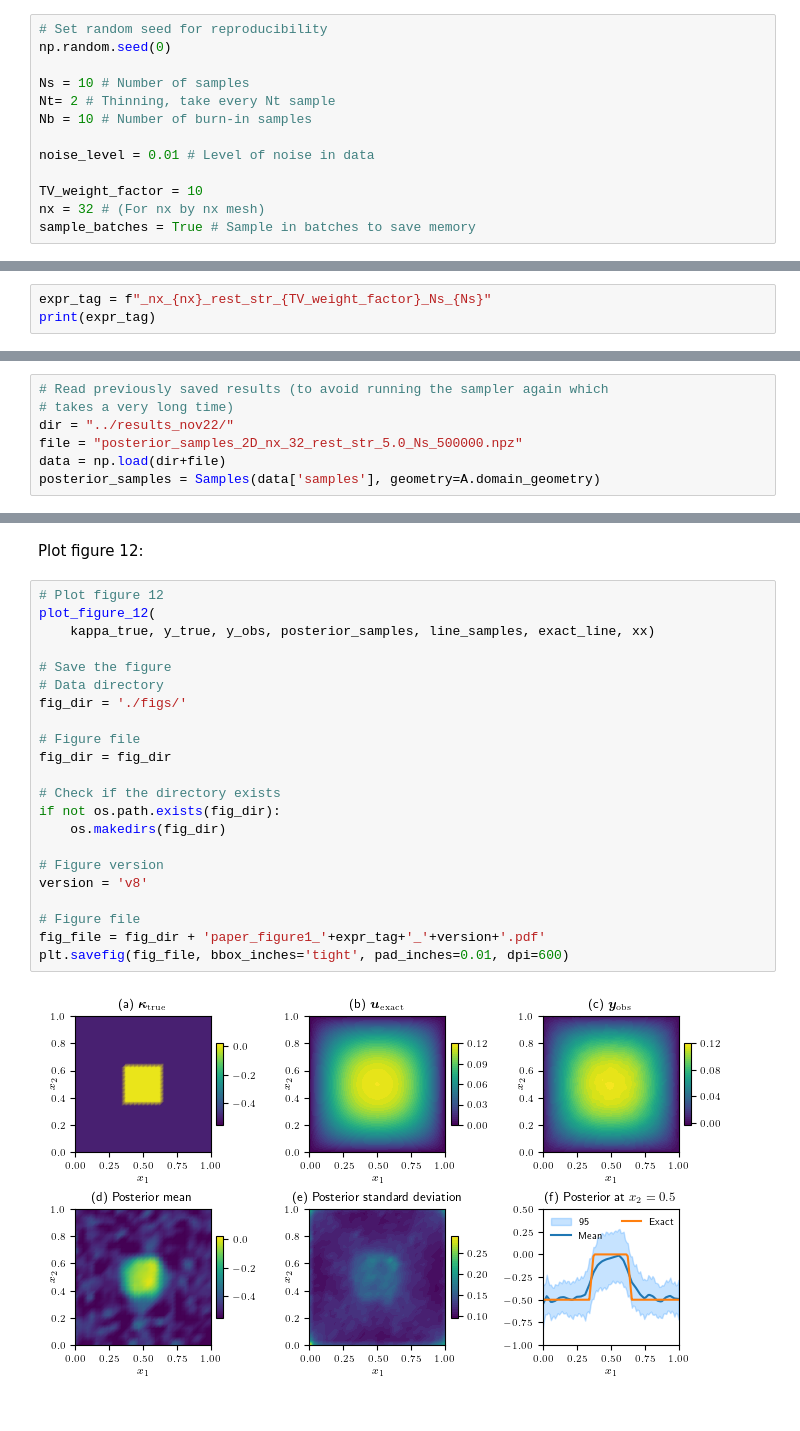
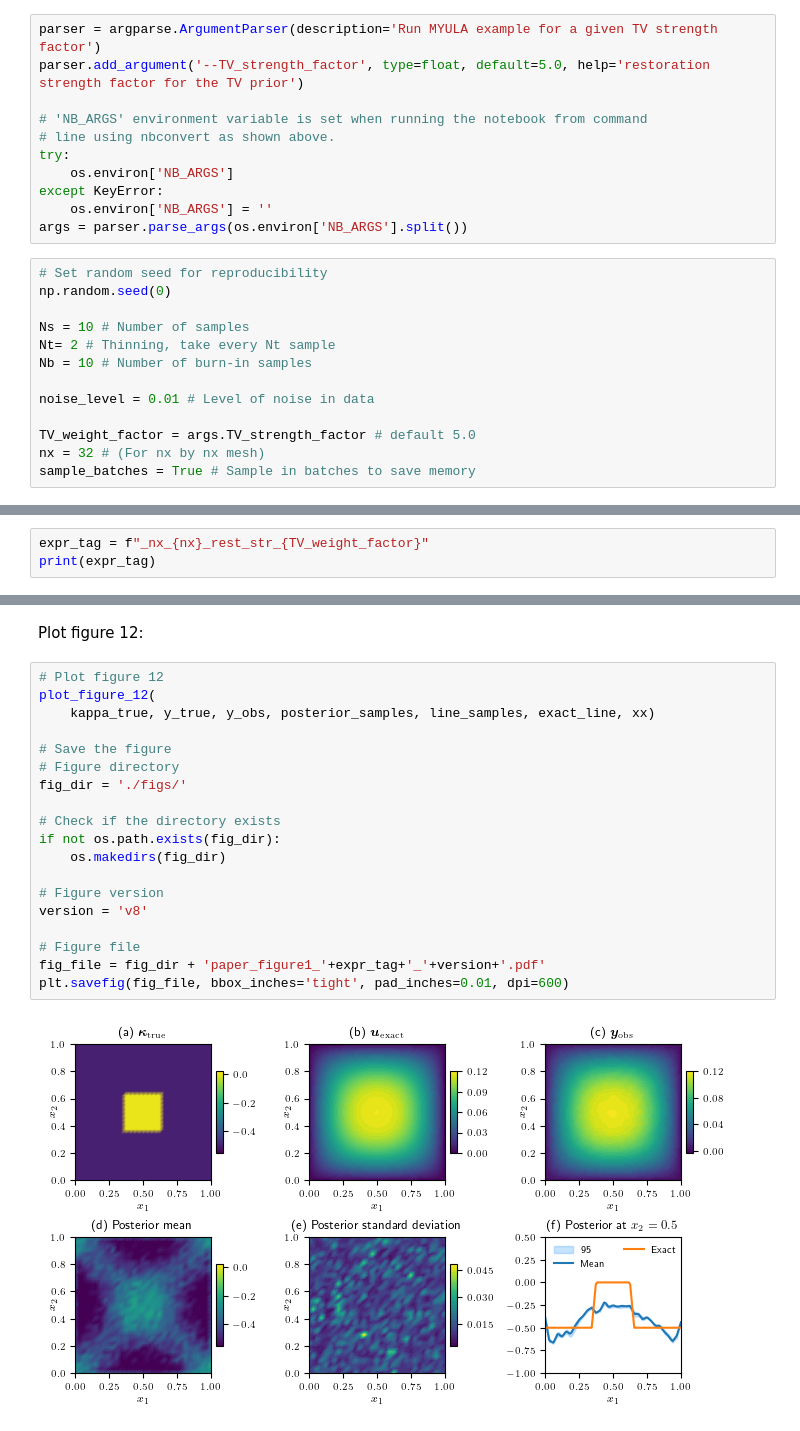
Before and after one commit to CUQI-DTU/Paper-Implicit, a Jupyter notebook: pde_myula/Poisson_2D_MYULA_Part1.ipynb, the cells around one changed output, grey strips where cells are left out. Cells and saved outputs as stored; diff of their text form.

Commit message:
add possiblity to set up command line arguments

```diff
--- a/pde_myula/Poisson_2D_MYULA_Part1.ipynb
+++ b/pde_myula/Poisson_2D_MYULA_Part1.ipynb
@@ -46,3 +55,14 @@ print(cuqipy_fenics.__version__)
+# %%
+parser = argparse.ArgumentParser(description='Run MYULA example for a given TV strength factor')
+parser.add_argument('--TV_strength_factor', type=float, default=5.0, help='restoration strength factor for the TV prior')
+
+# 'NB_ARGS' environment variable is set when running the notebook from command
+# line using nbconvert as shown above.
+try:
+    os.environ['NB_ARGS']
+except KeyError:
+    os.environ['NB_ARGS'] = ''
+args = parser.parse_args(os.environ['NB_ARGS'].split())
 # %%
 # Set random seed for reproducibility
 np.random.seed(0)
@@ -53,12 +73,12 @@ Nb = 10 # Number of burn-in samples
 
 noise_level = 0.01 # Level of noise in data
 
-TV_weight_factor = 10
+TV_weight_factor = args.TV_strength_factor # default 5.0
 nx = 32 # (For nx by nx mesh)
 sample_batches = True # Sample in batches to save memory
 # %% [markdown]
 ### Tag (used for file names, etc)
 # %%
-expr_tag = f"_nx_{nx}_rest_str_{TV_weight_factor}_Ns_{Ns}"
+expr_tag = f"_nx_{nx}_rest_str_{TV_weight_factor}"
 print(expr_tag)
 # %% [output]
@@ -212,12 +246,5 @@ batch number 9 of 10
 # %% [markdown]
 ### Plot results
-# %%
-# Read previously saved results (to avoid running the sampler again which
-# takes a very long time)
-dir = "../results_nov22/"
-file = "posterior_samples_2D_nx_32_rest_str_5.0_Ns_500000.npz"
-data = np.load(dir+file)
-posterior_samples = Samples(data['samples'], geometry=A.domain_geometry)
 # %% [markdown]
 Extract samples at line x_2 = 0.5 to be used later for plotting
 # %%
@@ -243,24 +270,21 @@ Plot figure 12:
 # %%
 # Plot figure 12
 plot_figure_12(
     kappa_true, y_true, y_obs, posterior_samples, line_samples, exact_line, xx)
 
 # Save the figure
-# Data directory
+# Figure directory
 fig_dir = './figs/'
-
-# Figure file
-fig_dir = fig_dir
 
 # Check if the directory exists
 if not os.path.exists(fig_dir):
     os.makedirs(fig_dir)
 
 # Figure version
 version = 'v8'
 
 # Figure file
 fig_file = fig_dir + 'paper_figure1_'+expr_tag+'_'+version+'.pdf'
 plt.savefig(fig_file, bbox_inches='tight', pad_inches=0.01, dpi=600)
 # %% [output]
-[figure, old version]
+[figure, new version]
```
Also changed, not shown: parts of 7 cells of this notebook.
